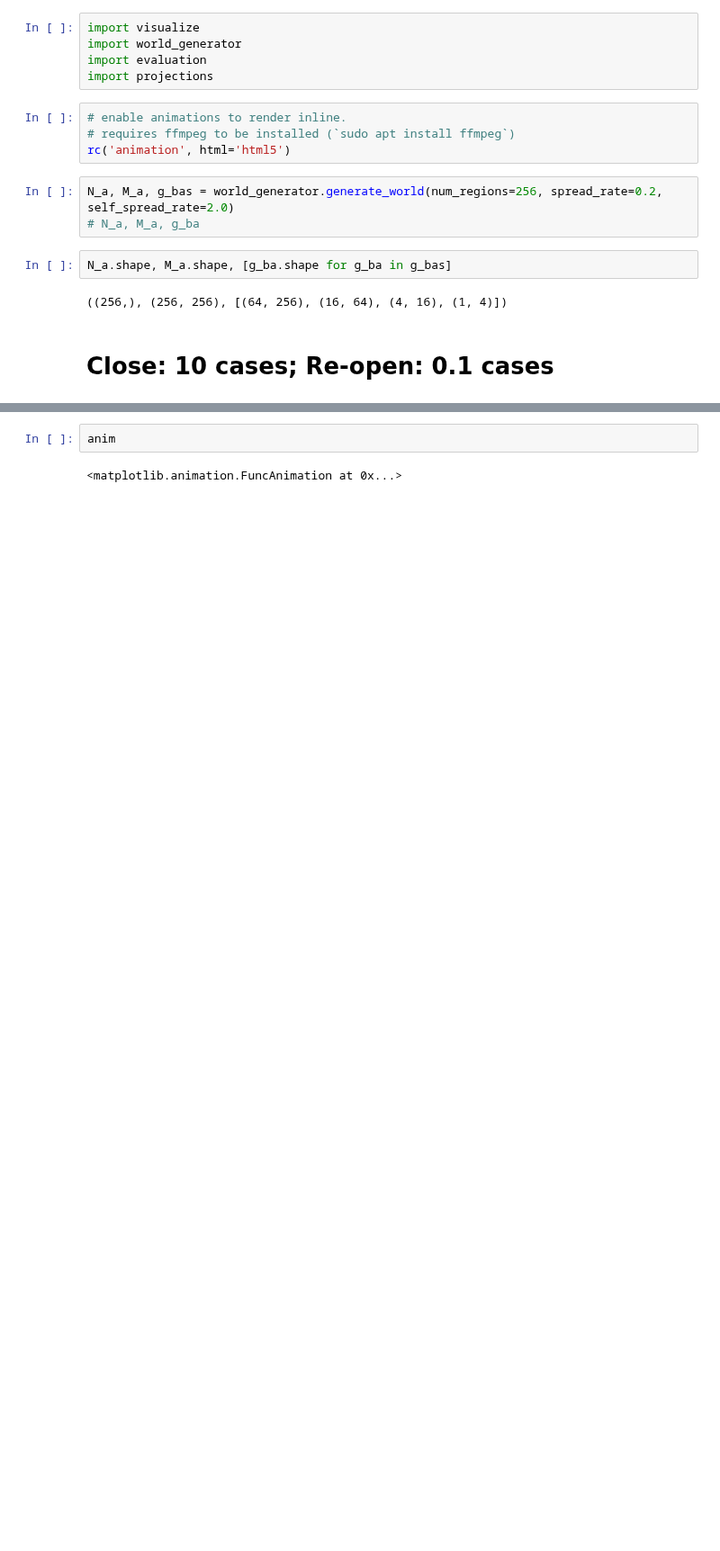
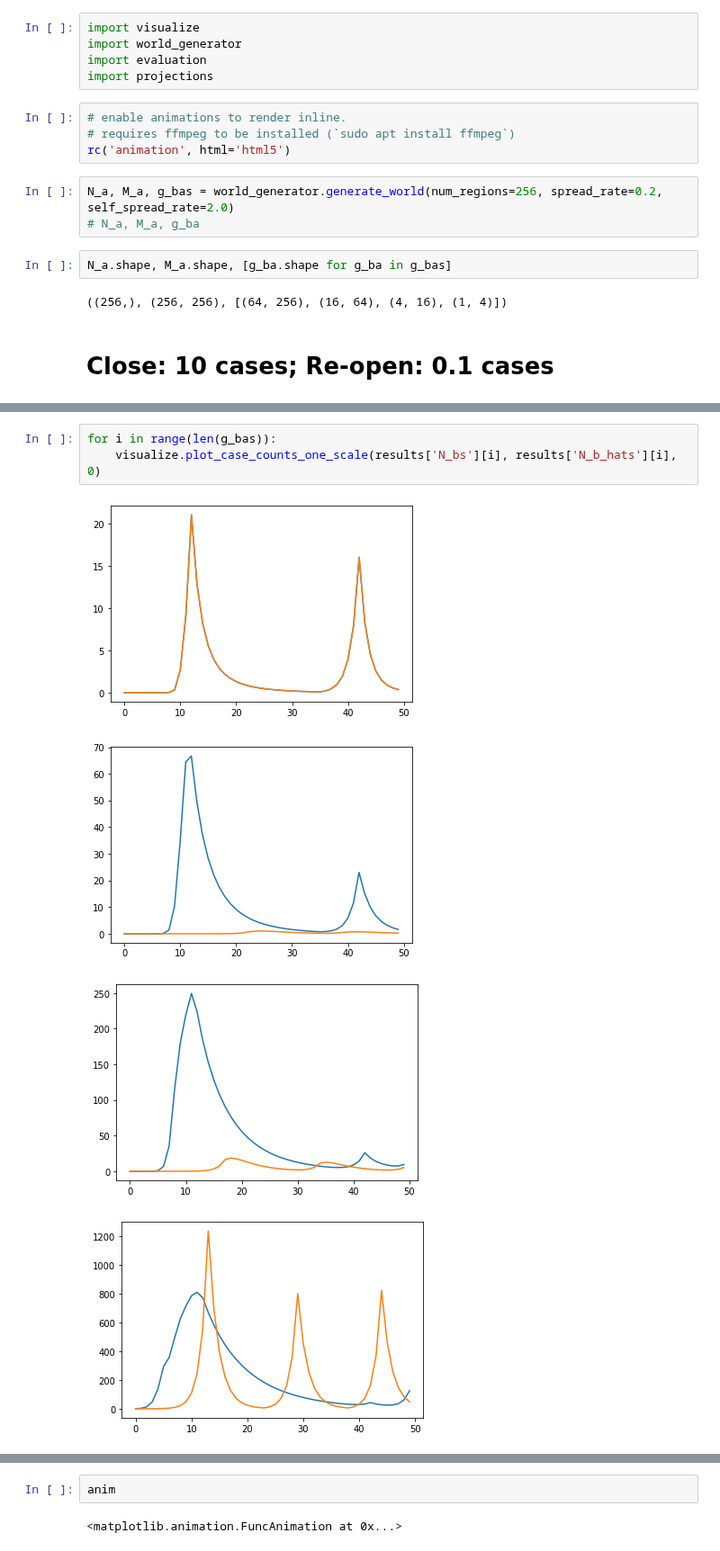
Before and after one commit to blakeelias/multi_scale_pandemic, a Jupyter notebook: viz_lock_down_10_0.1.ipynb, the cells around one changed output, grey strips where cells are left out. Shown at 90% size. Cells and saved outputs as stored; diff of their text form; blank space fills up the shorter version.

```diff
--- a/viz_lock_down_10_0.1.ipynb
+++ b/viz_lock_down_10_0.1.ipynb
@@ -50,0 +53,8 @@ for i in range(len(g_bas)):
+# %%
+for i in range(len(g_bas)):
+    visualize.plot_case_counts_one_scale(results['N_bs'][i], results['N_b_hats'][i], 0)
+# %% [output]
+[figure, added]
+[figure, added]
+[figure, added]
+[figure, added]
```
Also changed, not shown: parts of 6 cells of this notebook, 5 other files.
